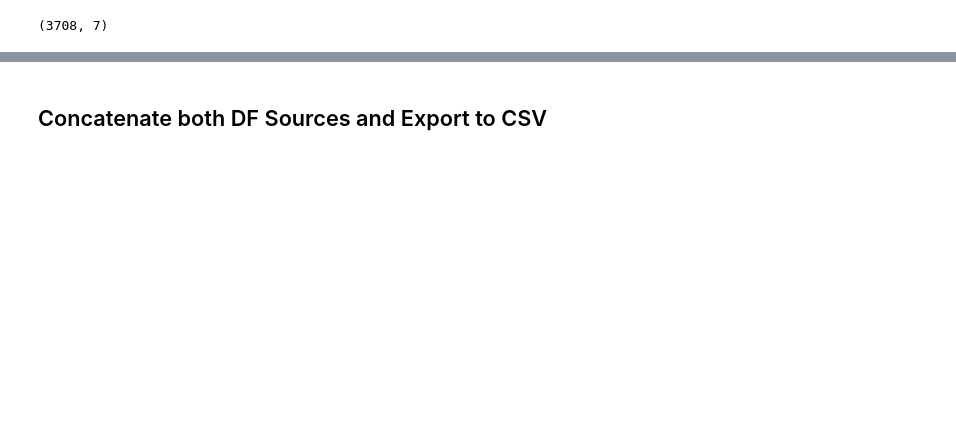
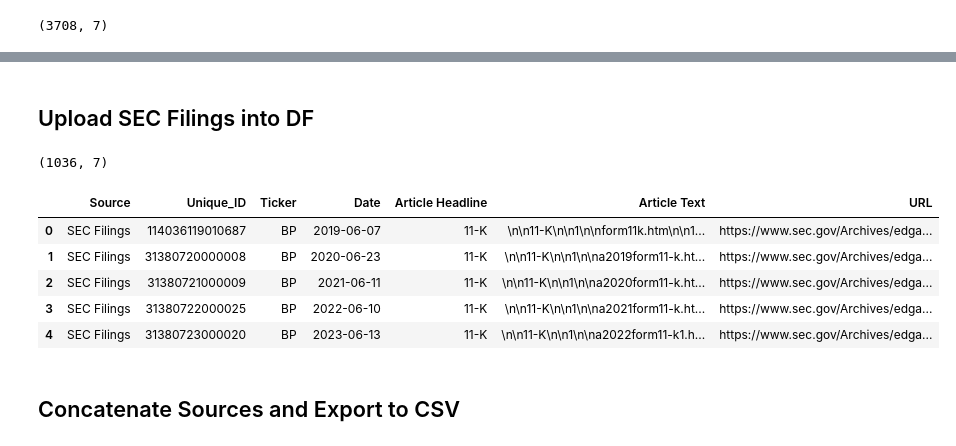
Before and after one commit to Kussil/Financial_Sentiment_LLM, a Jupyter notebook: 02_Cleaned_Data/Text_Preprocessing.ipynb, the cells around one changed output, grey strips where cells are left out. Saved outputs shown, nothing was run; the diff lists cells and outputs as text; code cells hidden in the pictures; blank space fills up the shorter version.

Commit message:
Added SEC filings

```diff
--- a/02_Cleaned_Data/Text_Preprocessing.ipynb
+++ b/02_Cleaned_Data/Text_Preprocessing.ipynb
@@ -197,4 +181,24 @@ display(proquest_df.tail(20))
+# %% [markdown]
+## Upload SEC Filings into DF
+# %%
+# Import Chevron and Other Majors CSVs
+sec_df = pd.read_csv('CVX_Rice_project/01_Raw_Data/SEC_filings.csv')
+
+# # Rename drop, and reorder columns
+sec_df = sec_df.rename(columns={'AccessionNumber': 'Unique_ID', 'Form': 'Article Headline', 'Text': 'Article Text'})
+sec_df['Source'] = 'SEC Filings'
+sec_df = sec_df.reindex(columns=new_order)
+display(sec_df.shape)
+display(sec_df.head())
+# %% [output]
+(1036, 7)
+|  | Source | Unique_ID | Ticker | Date | Article Headline | Article Text | URL |
+| 0 | SEC Filings | 114036119010687 | BP | 2019-06-07 | 11-K | \n\n11-K\n\n1\n\nform11k.htm\n\n1... | https://www.sec.gov/Archives/edga... |
+| 1 | SEC Filings | 31380720000008 | BP | 2020-06-23 | 11-K | \n\n11-K\n\n1\n\na2019form11-k.ht... | https://www.sec.gov/Archives/edga... |
+| 2 | SEC Filings | 31380721000009 | BP | 2021-06-11 | 11-K | \n\n11-K\n\n1\n\na2020form11-k.ht... | https://www.sec.gov/Archives/edga... |
+| 3 | SEC Filings | 31380722000025 | BP | 2022-06-10 | 11-K | \n\n11-K\n\n1\n\na2021form11-k.ht... | https://www.sec.gov/Archives/edga... |
+| 4 | SEC Filings | 31380723000020 | BP | 2023-06-13 | 11-K | \n\n11-K\n\n1\n\na2022form11-k1.h... | https://www.sec.gov/Archives/edga... |
 # %% [markdown]
-## Concatenate both DF Sources and Export to CSV
+## Concatenate Sources and Export to CSV
 # %%
 # Concatenate
```
Also changed, not shown: parts of 5 cells of this notebook.
